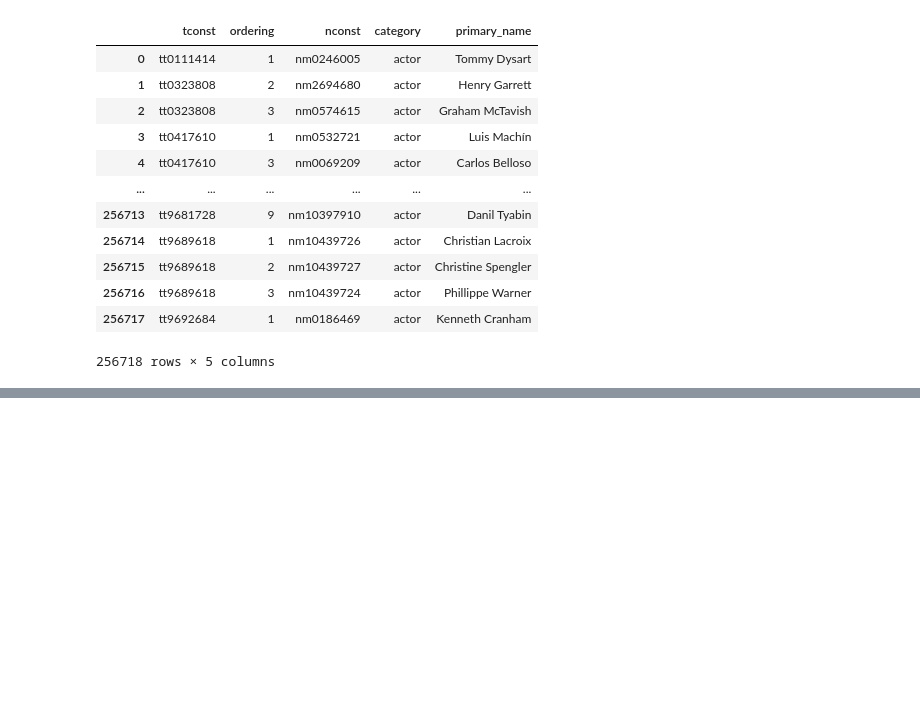
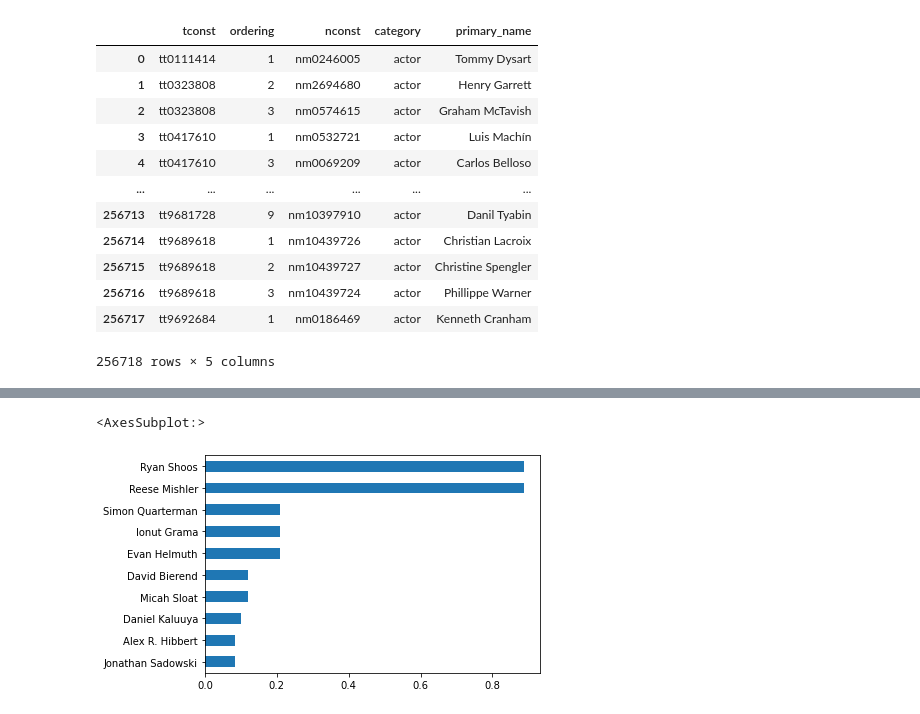
Before and after one commit to ndgigliotti/dsc-phase-1-project, a Jupyter notebook: actors.ipynb, the cells around one changed output, grey strips where cells are left out. Cells and saved outputs as stored; diff of their text form; code cells hidden in the pictures; blank space fills up the shorter version.

Commit message:
add actor corr with ROI

```diff
--- a/actors.ipynb
+++ b/actors.ipynb
@@ -104,3 +117,0 @@ combos2
-# %%
-combos = pd.DataFrame(index=act_df.tconst.unique(), columns=act_df.nconst.unique())
-combos
@@ -138,9 +117,0 @@ Name: nconst, Length: 3466, dtype: object
-# %%
-for index, row in combos.iterrows():
-    cats_at_index = id_mapping[index]
-    if isinstance(cats_at_index, pd.Series):
-        cats_at_index = id_mapping[index].values
-        combos.loc[index] = row.index.isin(cats_at_index)
-    else:
-        combos.loc[index] = row.index == cats_at_index
-combos
@@ -160,0 +118,5 @@ combos
+# %%
+name_dict = name_df.set_index('nconst').to_dict()['primary_name']
+# %%
+roi_corr = combos.corrwith(profit_df.set_index('tconst')['worldwide_roi']).sort_values()
+roi_corr
@@ -160,0 +136,6 @@ combos
+# %%
+roi_corr.index = roi_corr.index.map(name_dict)
+roi_corr.tail(10).plot.barh()
+# %% [output]
+<AxesSubplot:>
+[figure, added]
```
Also changed, not shown: parts of 7 cells of this notebook.
